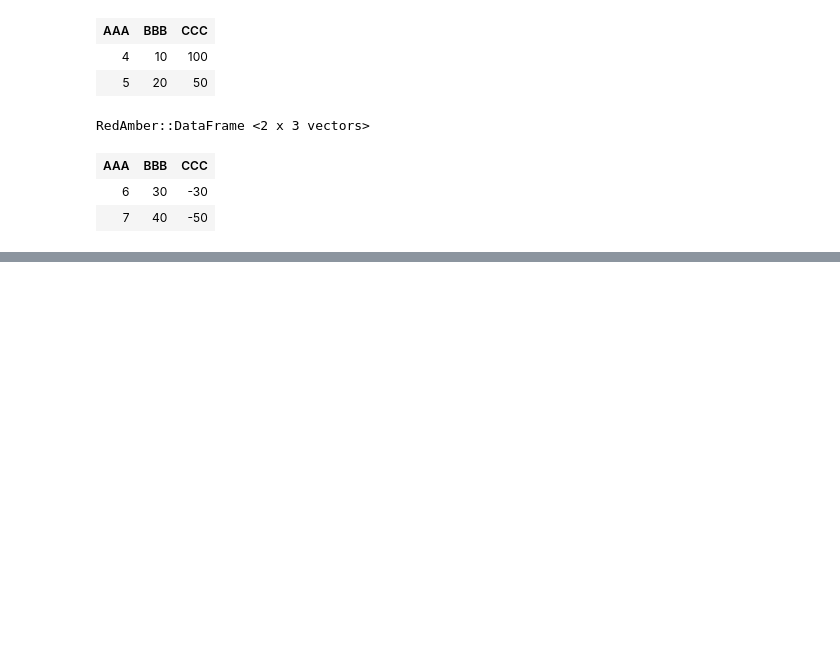
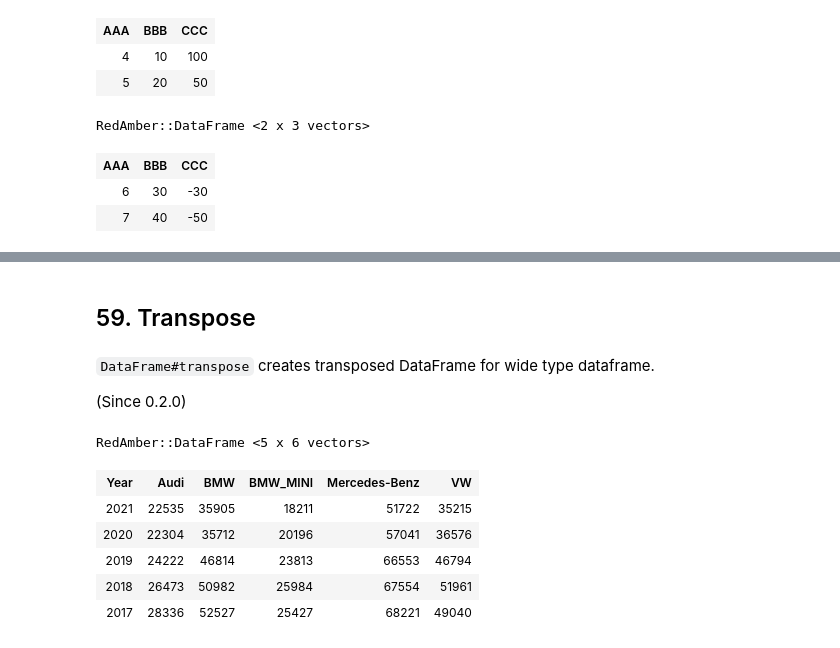
Before and after one commit to red-data-tools/red_amber, a Jupyter notebook: doc/examples_of_red_amber.ipynb, the cells around one changed output, grey strips where cells are left out. Cells and saved outputs as stored; diff of their text form; code cells hidden in the pictures; blank space fills up the shorter version.

```diff
--- a/doc/examples_of_red_amber.ipynb
+++ b/doc/examples_of_red_amber.ipynb
@@ -119,7 +119,7 @@ RedAmber::DataFrame <32 x 11 vectors>
 # %% [markdown]
 `RedAmber::DataFrame` delegates `#load` to `Arrow::Table#load`. We can load from `[.arrow, .arrows, .csv, .csv.gz, .tsv]` files.
 # %%
-DataFrame.load("test/entity/with_header.csv")
+DataFrame.load("../test/entity/with_header.csv")
 # %% [output]
 RedAmber::DataFrame <3 x 2 vectors>
 | name | age |
@@ -1686,0 +2144,16 @@ RedAmber::DataFrame <2 x 3 vectors>
+# %% [markdown]
+## 59. Transpose
+# %% [markdown]
+`DataFrame#transpose` creates transposed DataFrame for wide type dataframe.
+
+(Since 0.2.0)
+# %%
+import_cars = RedAmber::DataFrame.load('../test/entity/import_cars.tsv')
+# %% [output]
+RedAmber::DataFrame <5 x 6 vectors>
+| Year | Audi | BMW | BMW_MINI | Mercedes-Benz | VW |
+| 2021 | 22535 | 35905 | 18211 | 51722 | 35215 |
+| 2020 | 22304 | 35712 | 20196 | 57041 | 36576 |
+| 2019 | 24222 | 46814 | 23813 | 66553 | 46794 |
+| 2018 | 26473 | 50982 | 25984 | 67554 | 51961 |
+| 2017 | 28336 | 52527 | 25427 | 68221 | 49040 |
```
Also changed, not shown: parts of 135 cells of this notebook.
